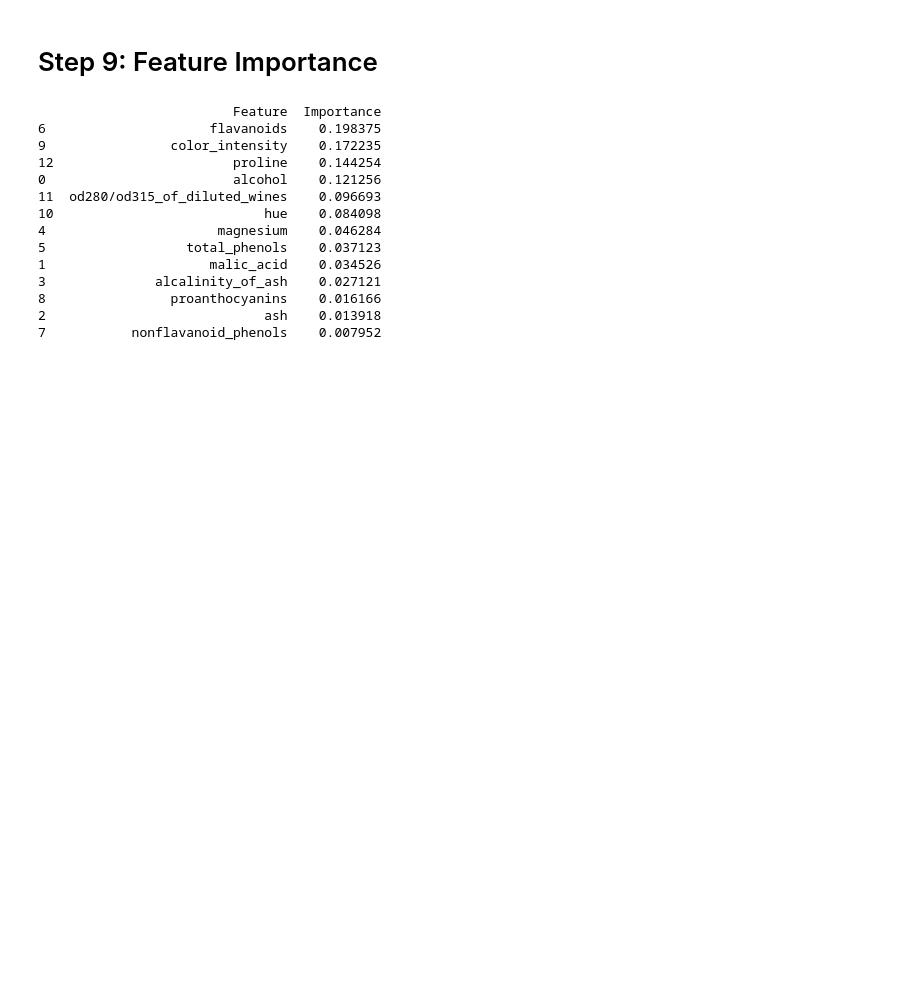
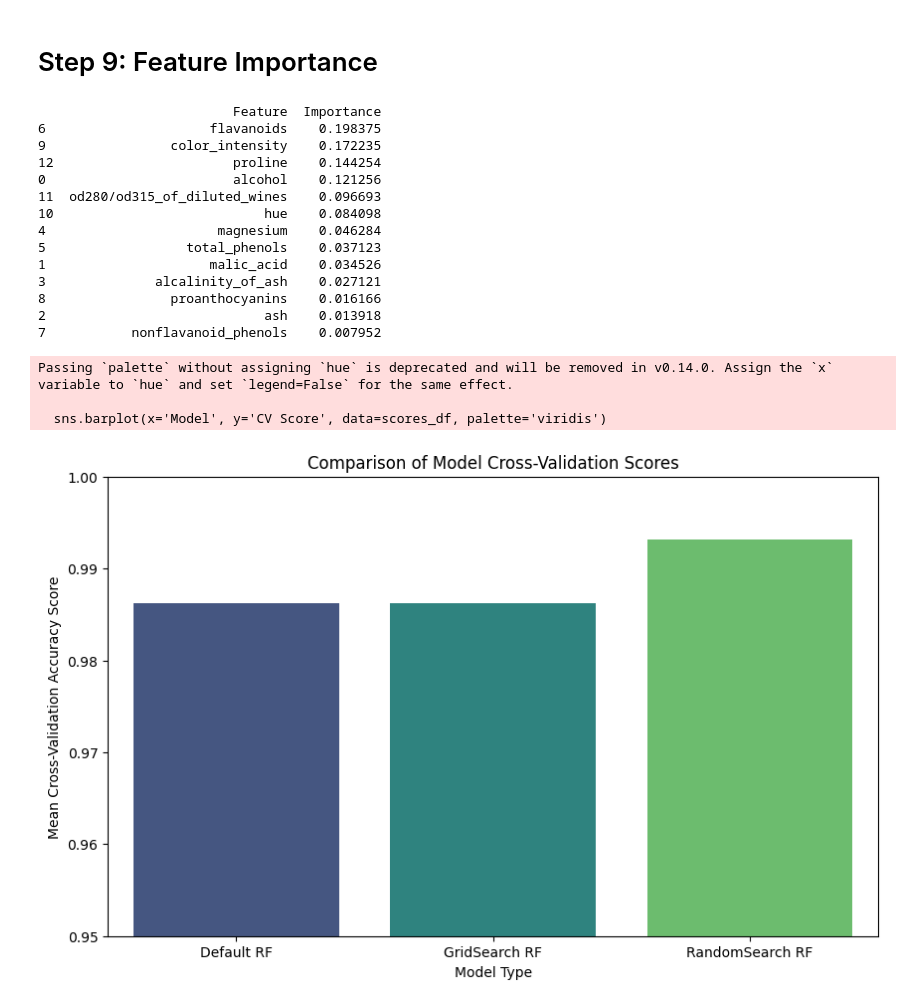
Before and after one commit to sarvesh-goml/Machine_Learning_Tasks, a Jupyter notebook: Day-4_task/Random_Forest_Wine_Classification.ipynb, the cells around one changed output. Saved outputs shown, nothing was run; the diff lists cells and outputs as text; code cells hidden in the pictures; blank space fills up the shorter version.

```diff
--- a/Day-4_task/Random_Forest_Wine_Classification.ipynb
+++ b/Day-4_task/Random_Forest_Wine_Classification.ipynb
@@ -250,3 +252,28 @@ print(importance)
 8                proanthocyanins    0.016166
 2                            ash    0.013918
 7           nonflavanoid_phenols    0.007952
+# %%
+# Get the scores from the previous cells
+default_rf_score = cross_val_score(rf, X_train, y_train, cv=5).mean()
+grid_search_score = grid_search.best_score_
+random_search_score = random_search.best_score_
+
+# Create a DataFrame for plotting
+scores_df = pd.DataFrame({
+    'Model': ['Default RF', 'GridSearch RF', 'RandomSearch RF'],
+    'CV Score': [default_rf_score, grid_search_score, random_search_score]
+})
+
+# Create the bar plot
+plt.figure(figsize=(10, 6))
+sns.barplot(x='Model', y='CV Score', data=scores_df, palette='viridis')
+plt.title('Comparison of Model Cross-Validation Scores')
+plt.xlabel('Model Type')
+plt.ylabel('Mean Cross-Validation Accuracy Score')
+plt.ylim(0.95, 1.0) # Set y-axis limits for better comparison
+plt.show()
+# %% [output]
+Passing `palette` without assigning `hue` is deprecated and will be removed in v0.14.0. Assign the `x` variable to `hue` and set `legend=False` for the same effect.
+
+  sns.barplot(x='Model', y='CV Score', data=scores_df, palette='viridis')
+[figure, added]
```
Also changed, not shown: parts of 2 cells of this notebook.
